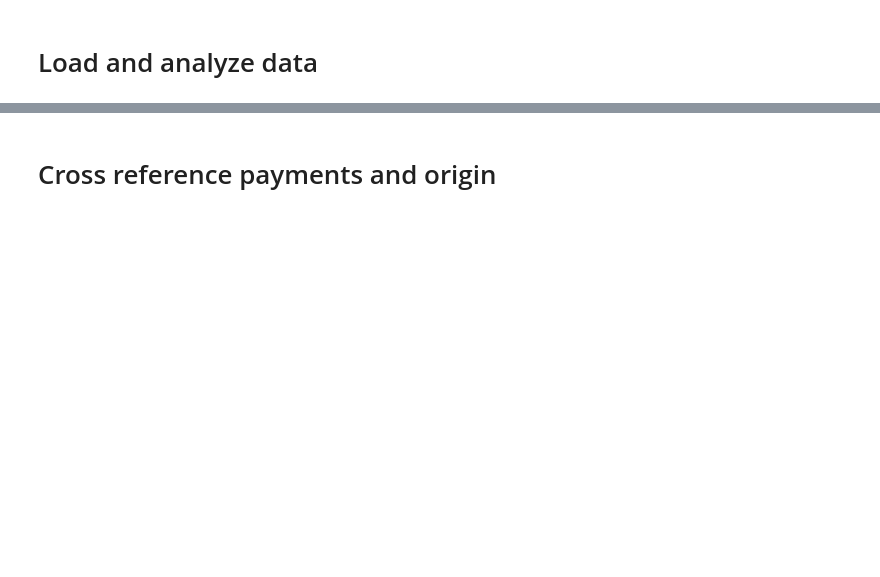
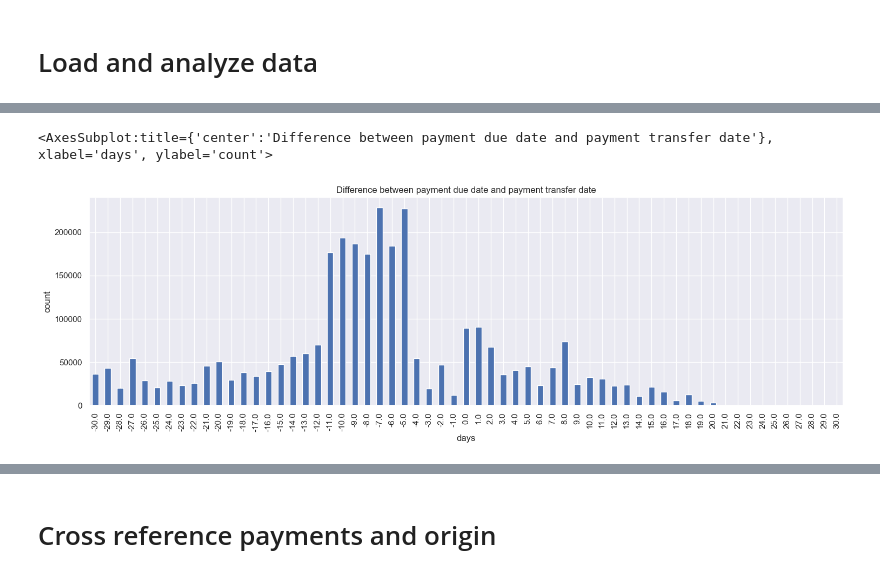
Before and after one commit to CrossNox/metadata-hopp, a Jupyter notebook: Develop.ipynb, the cells around one changed output, grey strips where cells are left out. Saved outputs shown, nothing was run; the diff lists cells and outputs as text; code cells hidden in the pictures; blank space fills up the shorter version.

```diff
--- a/Develop.ipynb
+++ b/Develop.ipynb
@@ -163,0 +140,9 @@ Length: 1476, dtype: int64
+# %%
+x = (df_payments[df_payments.PaymentDueDate.notna()].PaymentDueDate - df_payments[df_payments.PaymentDueDate.notna()].PaymentTransferDate).dt.days
+x = x[x.between(-30, 30)].value_counts().sort_index()
+x.plot(
+    kind="bar", title="Difference between payment due date and payment transfer date", figsize=(18,5), xlabel="days", ylabel="count"
+)
+# %% [output]
+<AxesSubplot:title={'center':'Difference between payment due date and payment transfer date'}, xlabel='days', ylabel='count'>
+[figure, added]
```
Also changed, not shown: parts of 80 cells of this notebook.
